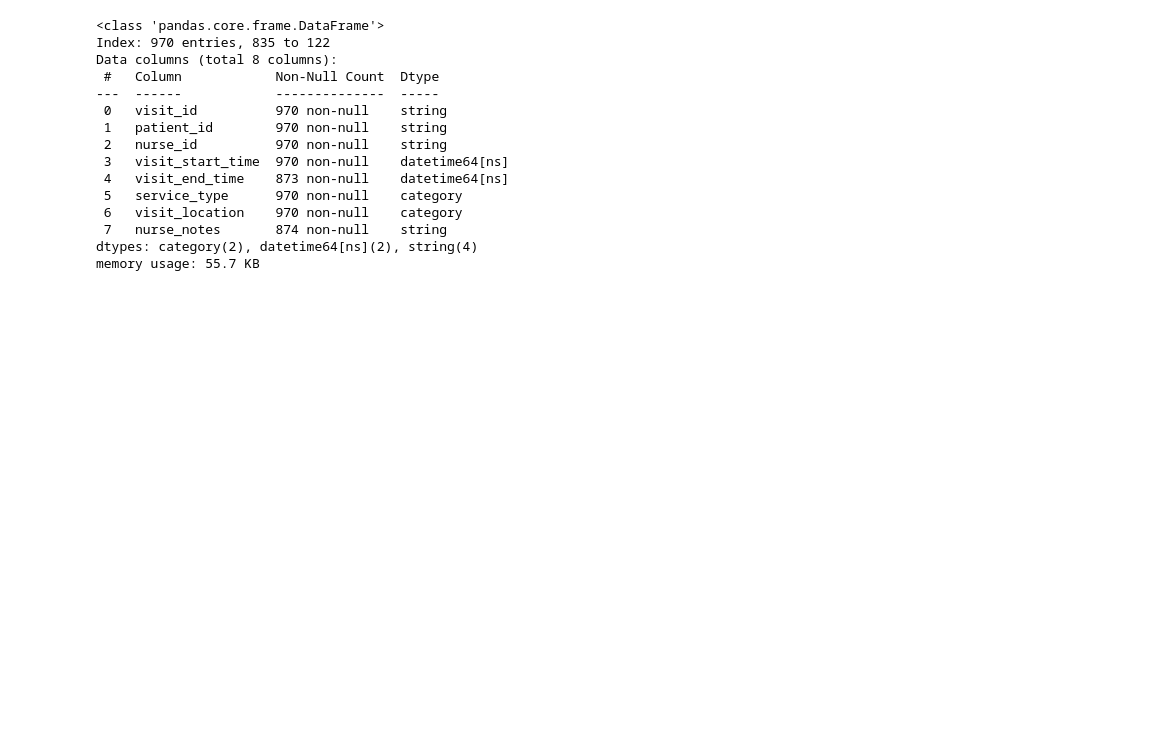
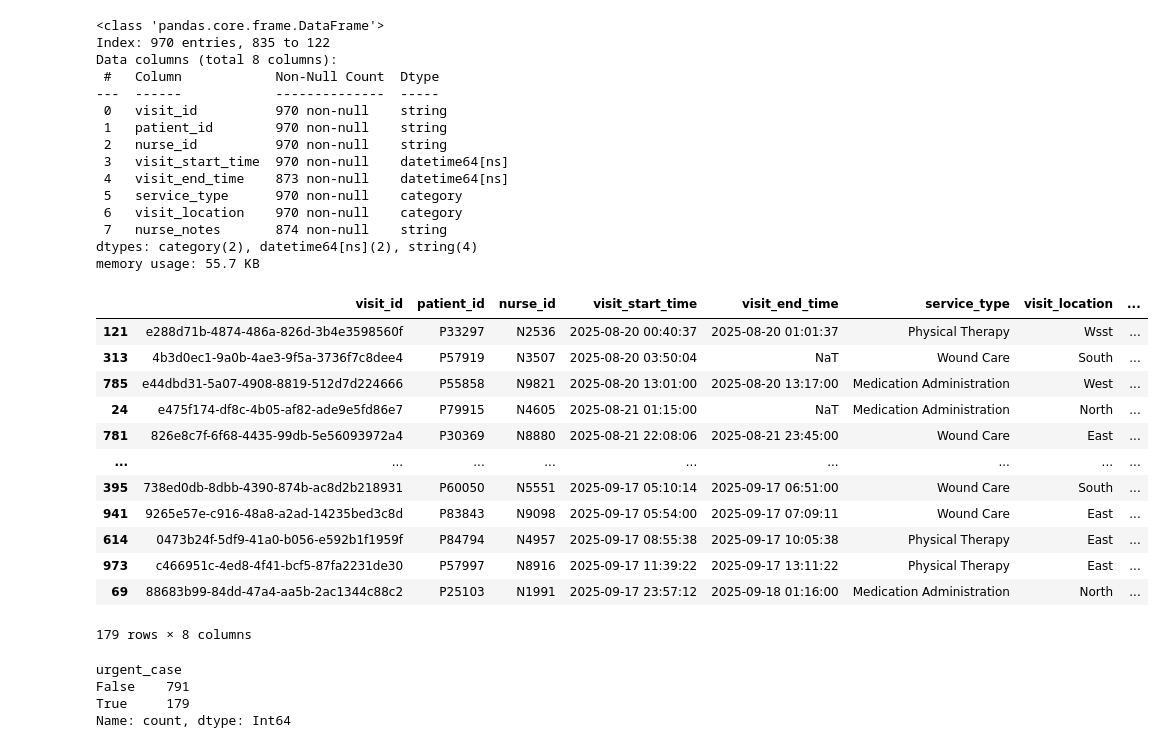
Before and after one commit to tawanwetaya-debug/speedoc_assignment, a Jupyter notebook: data_analysis.ipynb, the cells around one changed output. Cells and saved outputs as stored; diff of their text form; code cells hidden in the pictures; blank space fills up the shorter version.

Commit message:
Extract keywords  info from nurse_notes

```diff
--- a/data_analysis.ipynb
+++ b/data_analysis.ipynb
@@ -136,3 +136,37 @@ Data columns (total 8 columns):
  7   nurse_notes       874 non-null    string
 dtypes: category(2), datetime64[ns](2), string(4)
 memory usage: 55.7 KB
+# %%
+## check if there are any urgent notes in the nurse_notes column
+df[df['nurse_notes'].str.contains(
+    'urgent|asap|critical',
+    case=False,
+    na=False
+)]
+# %% [output]
+|  | visit_id | patient_id | nurse_id | visit_start_time | visit_end_time | service_type | visit_location | ... |
+| 121 | e288d71b-4874-486a-826d-3b4e3598560f | P33297 | N2536 | 2025-08-20 00:40:37 | 2025-08-20 01:01:37 | Physical Therapy | Wsst | ... |
+| 313 | 4b3d0ec1-9a0b-4ae3-9f5a-3736f7c8dee4 | P57919 | N3507 | 2025-08-20 03:50:04 | NaT | Wound Care | South | ... |
+| 785 | e44dbd31-5a07-4908-8819-512d7d224666 | P55858 | N9821 | 2025-08-20 13:01:00 | 2025-08-20 13:17:00 | Medication Administration | West | ... |
+| 24 | e475f174-df8c-4b05-af82-ade9e5fd86e7 | P79915 | N4605 | 2025-08-21 01:15:00 | NaT | Medication Administration | North | ... |
+| 781 | 826e8c7f-6f68-4435-99db-5e56093972a4 | P30369 | N8880 | 2025-08-21 22:08:06 | 2025-08-21 23:45:00 | Wound Care | East | ... |
+| ... | ... | ... | ... | ... | ... | ... | ... | ... |
+| 395 | 738ed0db-8dbb-4390-874b-ac8d2b218931 | P60050 | N5551 | 2025-09-17 05:10:14 | 2025-09-17 06:51:00 | Wound Care | South | ... |
+| 941 | 9265e57e-c916-48a8-a2ad-14235bed3c8d | P83843 | N9098 | 2025-09-17 05:54:00 | 2025-09-17 07:09:11 | Wound Care | East | ... |
+| 614 | 0473b24f-5df9-41a0-b056-e592b1f1959f | P84794 | N4957 | 2025-09-17 08:55:38 | 2025-09-17 10:05:38 | Physical Therapy | East | ... |
+| 973 | c466951c-4ed8-4f41-bcf5-87fa2231de30 | P57997 | N8916 | 2025-09-17 11:39:22 | 2025-09-17 13:11:22 | Physical Therapy | East | ... |
+| 69 | 88683b99-84dd-47a4-aa5b-2ac1344c88c2 | P25103 | N1991 | 2025-09-17 23:57:12 | 2025-09-18 01:16:00 | Medication Administration | North | ... |
+179 rows × 8 columns
+# %%
+## create a new column called urgent_case that is True if the nurse_notes column contains the words urgent, asap or critical and False otherwise
+df['urgent_case'] = df['nurse_notes'].str.contains(
+        'urgent|asap|critical',
+    case=False,
+    na=False
+)
+df['urgent_case'].value_counts()
+# %% [output]
+urgent_case
+False    791
+True     179
+Name: count, dtype: Int64
```
Also changed, not shown: parts of 4 cells of this notebook.
